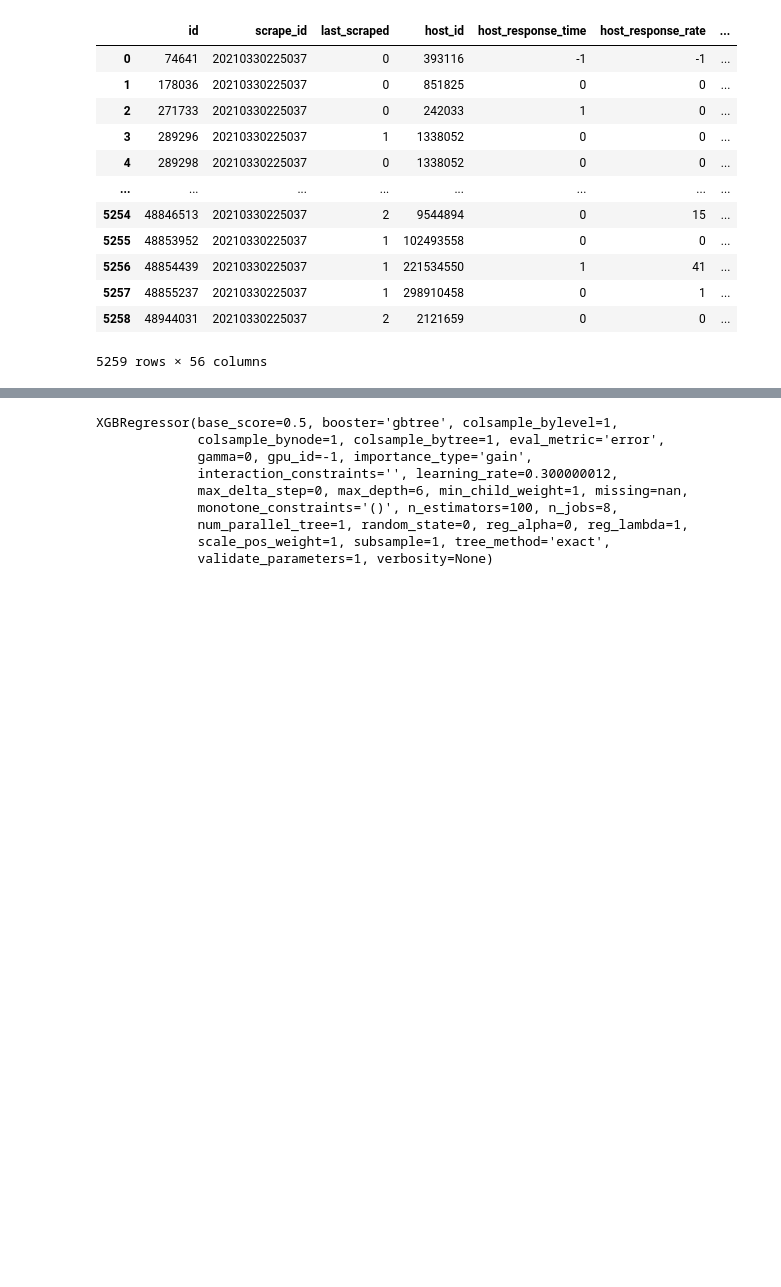
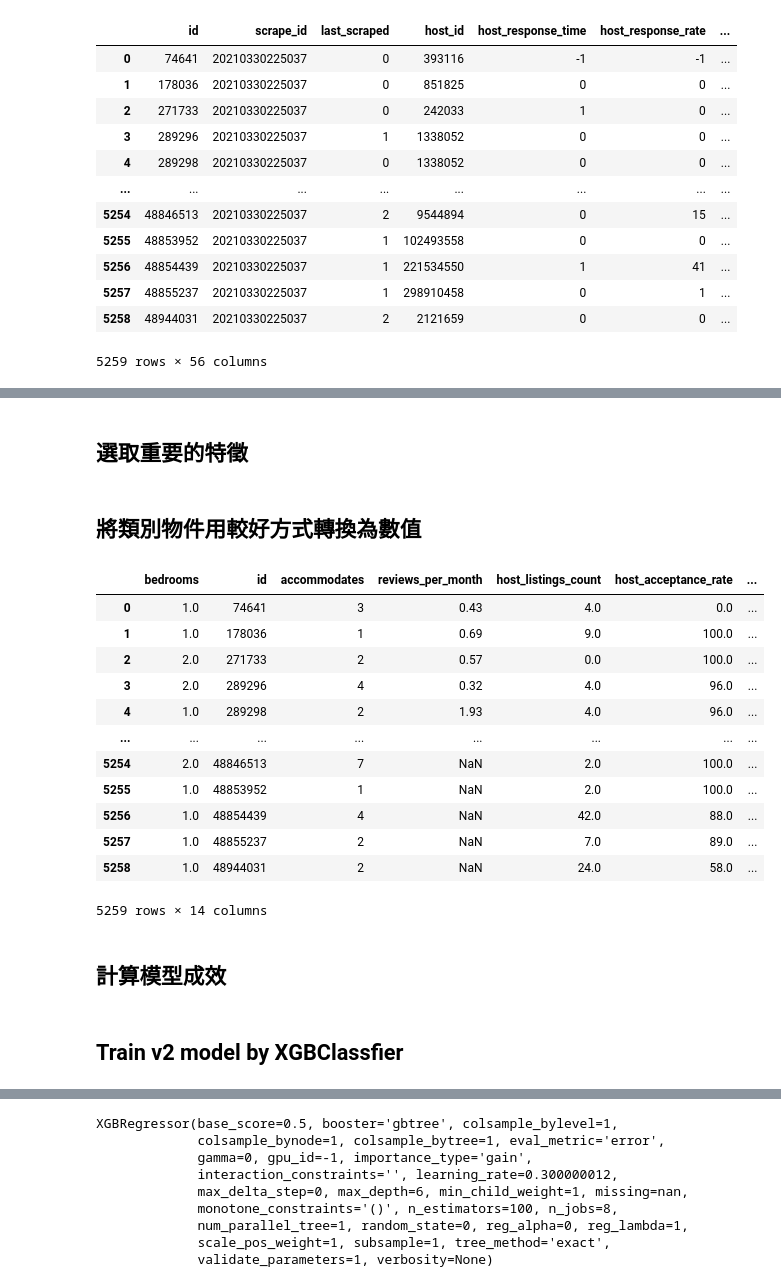
Before and after one commit to chi15036/home-price-prediction, a Jupyter notebook: home_price_prediction.ipynb, the cells around one changed output, grey strips where cells are left out. Saved outputs shown, nothing was run; the diff lists cells and outputs as text; code cells hidden in the pictures; blank space fills up the shorter version.

Commit message:
Add v2 model and k-fold cv

```diff
--- a/home_price_prediction.ipynb
+++ b/home_price_prediction.ipynb
@@ -146,0 +259,2 @@ y_test = valid.iloc[:, -1]
+# %% [markdown]
+## 選取重要的特徵
@@ -146,0 +275,32 @@ y_test = valid.iloc[:, -1]
+# %% [markdown]
+## 將類別物件用較好方式轉換為數值
+# %%
+# 將 host_response_time 透過 dictionary 轉換為數值
+transform_dict = {"host_response_time": {"within an hour": 0,
+                                         "within a few hours": 1,
+                                         "within a day": 2,
+                                         "a few days or more": 3, "N/A": 4}}
+X_v2 = X_v2.replace(transform_dict)
+
+# 將 host_acceptance_rate 的 % 去掉轉成數值
+X_v2['host_acceptance_rate'] = X_v2['host_acceptance_rate'].str.replace(r'(％|%|NaN)', '', regex=True).astype('float32')
+
+# 將 property_type 直接轉換 (因類型有64種並無序)
+X_v2['property_type'] = X_v1['property_type']
+X_v2
+# %% [output]
+|  | bedrooms | id | accommodates | reviews_per_month | host_listings_count | host_acceptance_rate | ... |
+| 0 | 1.0 | 74641 | 3 | 0.43 | 4.0 | 0.0 | ... |
+| 1 | 1.0 | 178036 | 1 | 0.69 | 9.0 | 100.0 | ... |
+| 2 | 2.0 | 271733 | 2 | 0.57 | 0.0 | 100.0 | ... |
+| 3 | 2.0 | 289296 | 4 | 0.32 | 4.0 | 96.0 | ... |
+| 4 | 1.0 | 289298 | 2 | 1.93 | 4.0 | 96.0 | ... |
+| ... | ... | ... | ... | ... | ... | ... | ... |
+| 5254 | 2.0 | 48846513 | 7 | NaN | 2.0 | 100.0 | ... |
+| 5255 | 1.0 | 48853952 | 1 | NaN | 2.0 | 100.0 | ... |
+| 5256 | 1.0 | 48854439 | 4 | NaN | 42.0 | 88.0 | ... |
+| 5257 | 1.0 | 48855237 | 2 | NaN | 7.0 | 89.0 | ... |
+| 5258 | 1.0 | 48944031 | 2 | NaN | 24.0 | 58.0 | ... |
+5259 rows × 14 columns
+# %% [markdown]
+## 計算模型成效
@@ -147,3 +322,5 @@ y_test = valid.iloc[:, -1]
+# %% [markdown]
+## Train v2 model by XGBClassfier
 # %%
 # Train
 xgbc = xgb.XGBClassifier(eval_metric='error')
```
Also changed, not shown: parts of 35 cells of this notebook.
